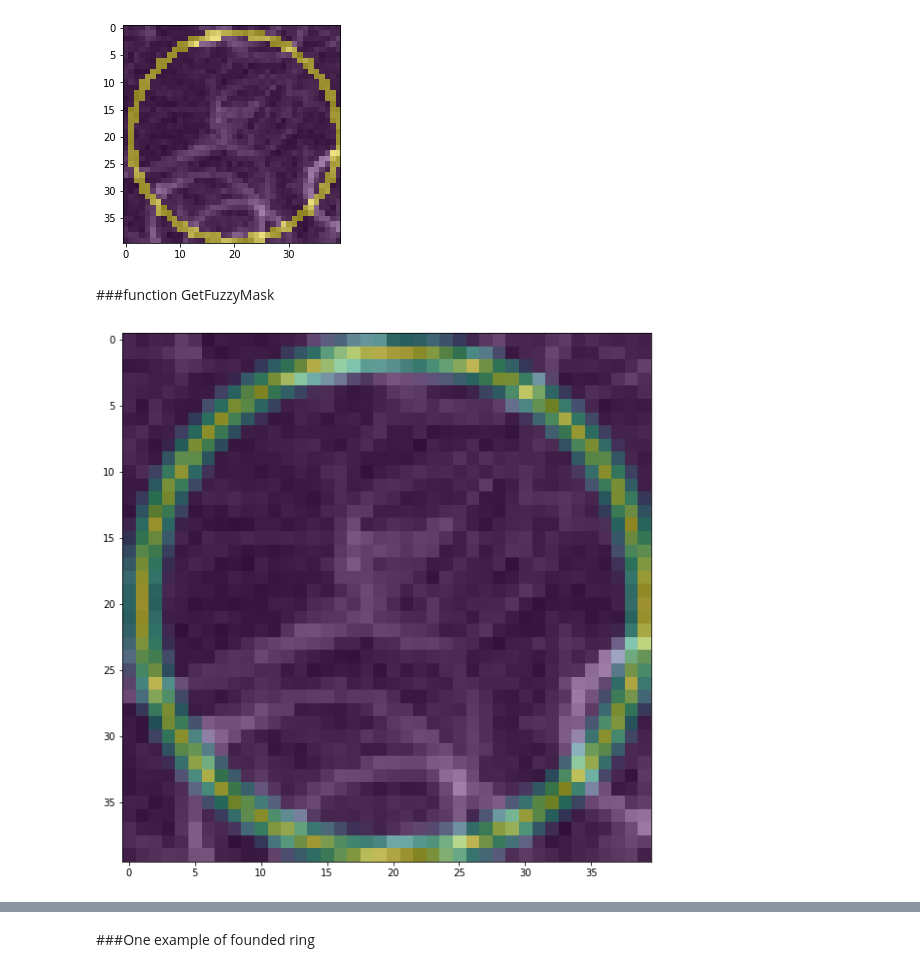
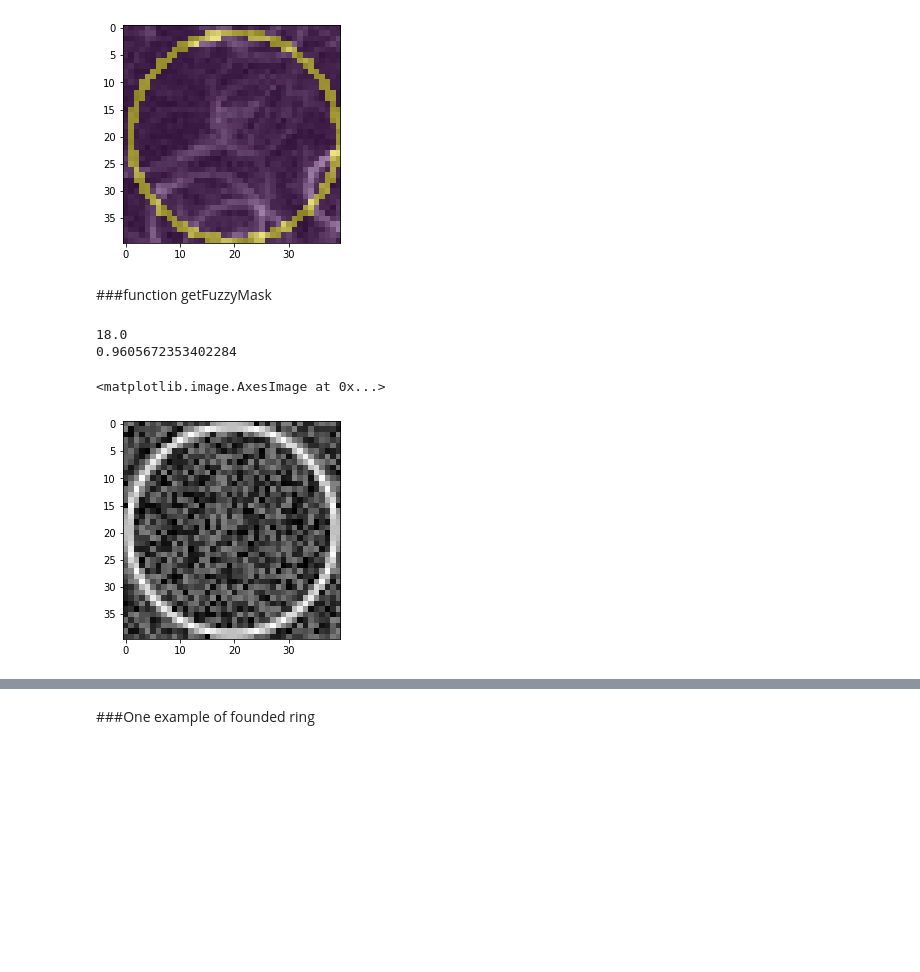
Before and after one commit to andrew-veriga/MathForML, a Jupyter notebook: ConvolutionalCoffieCircles.ipynb, the cells around one changed output, grey strips where cells are left out. Cells and saved outputs as stored; diff of their text form; code cells hidden in the pictures; blank space fills up the shorter version.

```diff
--- a/ConvolutionalCoffieCircles.ipynb
+++ b/ConvolutionalCoffieCircles.ipynb
@@ -145,42 +146,41 @@ print (isCircleFound(square, Mask))
 False
 [figure]
 # %% [markdown]
-###function GetFuzzyMask
+###function getFuzzyMask
 # %%
 import itertools
 import numpy as np
-
+import random as rn
     # size=40
     # thick = 1
+MaxPix = np.max(Image)
+MinPix = np.min(Image)
 
-def getFuzzyMask( size, thick = 1 ):
-    radius = size //2 - 1
-    center = np.array([size/2,size/2])
+def getFuzzyMask( size, thick = 1. ):
+    radius = size //2-1
+    center = np.array([size/2-.5,size/2-.5])
     vectors = [[(i,j, thick - np.abs(np.linalg.norm((i,j) - center) - radius)) for j in range(size)] for i in range(size)]
     l = itertools.chain.from_iterable(zip(*vectors))
 
     # list of pairs (x,y) belong of ring
-    selectedVecs = np.array(list(filter(lambda v: v[2] >0 ,l)))
+    selectedVecs = np.array(list(filter(lambda v: v[2] > 0. ,l)))
+    #print(selectedVecs.shape)
+    # print(np.max(selectedVecs))
+    # print(np.min(selectedVecs))
+    #ring mask
+    ring = np.random.rand(size,size)
+    print(np.max(selectedVecs[2]))
+    maxMask= np.max(selectedVecs[2])
+    ring = -(ring - MinPix)/(MaxPix-MinPix)
 
+    for (i,j,k) in (selectedVecs):
+      ring[np.int(i),np.int(j)]=k#/maxMask
 
-    #ring mask
-    ring = np.array(np.zeros((size,size),dtype=np.float32))
-    for (i,j,k) in (selectedVecs):
-      ring[np.int(i),np.int(j)]=k
-
+    print(np.max(ring))
     return ring
-
-
-
-
-Mask = getFuzzyMask( MaxSize, 2 )
-square = Image[firstY:firstY+MaxSize, firstX:firstX+MaxSize]
-
-#ring visualisation
-fig, ax = plt.subplots(figsize=(10,10))
-ax.imshow(square, cmap=plt.get_cmap('gray'), vmin=0, vmax=1)
-ax.imshow(Mask,alpha=.5)
-fig.show()
-# print (isCircleFound(square, Mask))
+plt.imshow(getFuzzyMask(40,1),cmap=plt.get_cmap('gray'), vmin=-1, vmax=1)
 # %% [output]
+18.0
+0.9605672353402284
+<matplotlib.image.AxesImage at 0x...>
-[figure, old version]
+[figure, new version]
```
Also changed, not shown: parts of 9 cells of this notebook.
